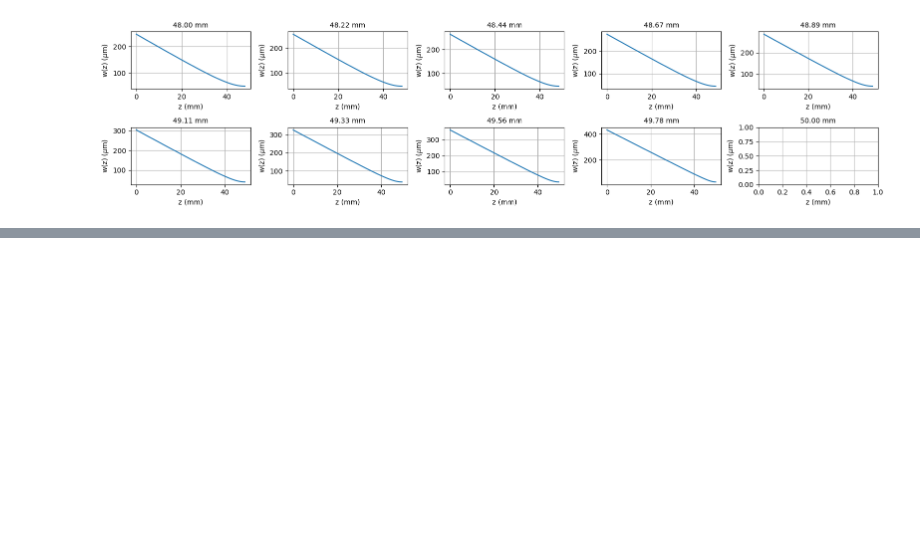
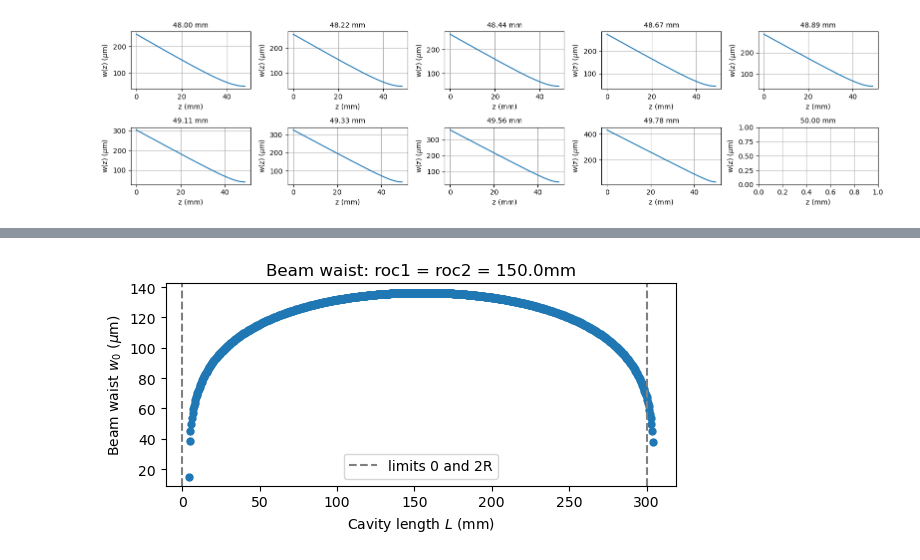
Before and after one commit to eq15t-panda/DesignCavity, a Jupyter notebook: linear_cavity_design.ipynb, the cells around one changed output, grey strips where cells are left out. Drawn from its saved outputs; the diff is of its cells as text; code cells hidden in the pictures; blank space fills up the shorter version.

```diff
--- a/linear_cavity_design.ipynb
+++ b/linear_cavity_design.ipynb
@@ -155,0 +182,24 @@ plt.show()
+# %%
+array_length = np.linspace(0, 450, int(1e3)) * 1e-3   # m
+
+R1 = 150e-3
+R2 = 150e-3
+wavelength = 780e-9   # m
+
+ABCD_array_waist, _, ABCD_array_stability_values = abcd.concave_concave( R1, R2, array_length, wavelength, d= 10e-3, n=1.816 )
+
+fig, ax = plt.subplots(figsize=(6, 3))
+ax.plot(array_length[ABCD_array_stability_values] * 1e3, ABCD_array_waist * 1e6,'o', markersize=5,)
+ax.set_xlabel(r'Cavity length $L$ (mm)')
+ax.set_ylabel(r'Beam waist $w_0$ ($\mu$m)')
+ax.set_title(rf'Beam waist: roc1 = roc2 = {R1*1e3:.1f}mm')
+
+# limits 0 and 2R
+ax.axvline(0, linestyle='--', c="gray", label = "limits 0 and 2R")
+ax.axvline(300, linestyle='--', c="gray")  # if L is in meters
+ax.legend()
+
+plt.tight_layout()
+plt.show()
+# %% [output]
+[figure, added]
```
Also changed, not shown: parts of 3 cells of this notebook.
